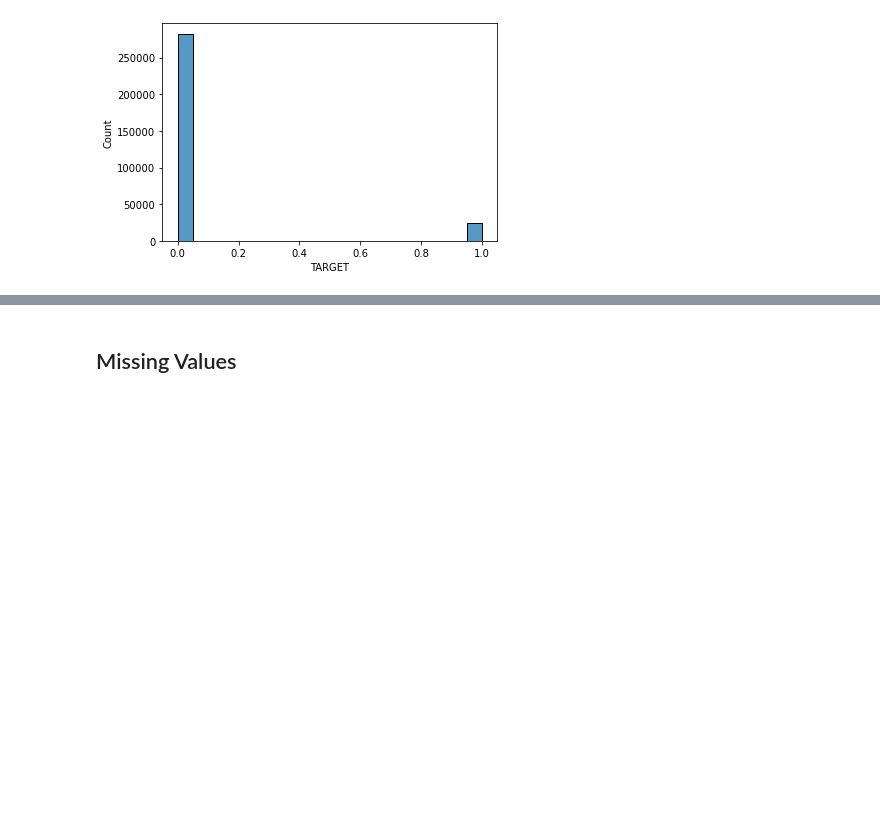
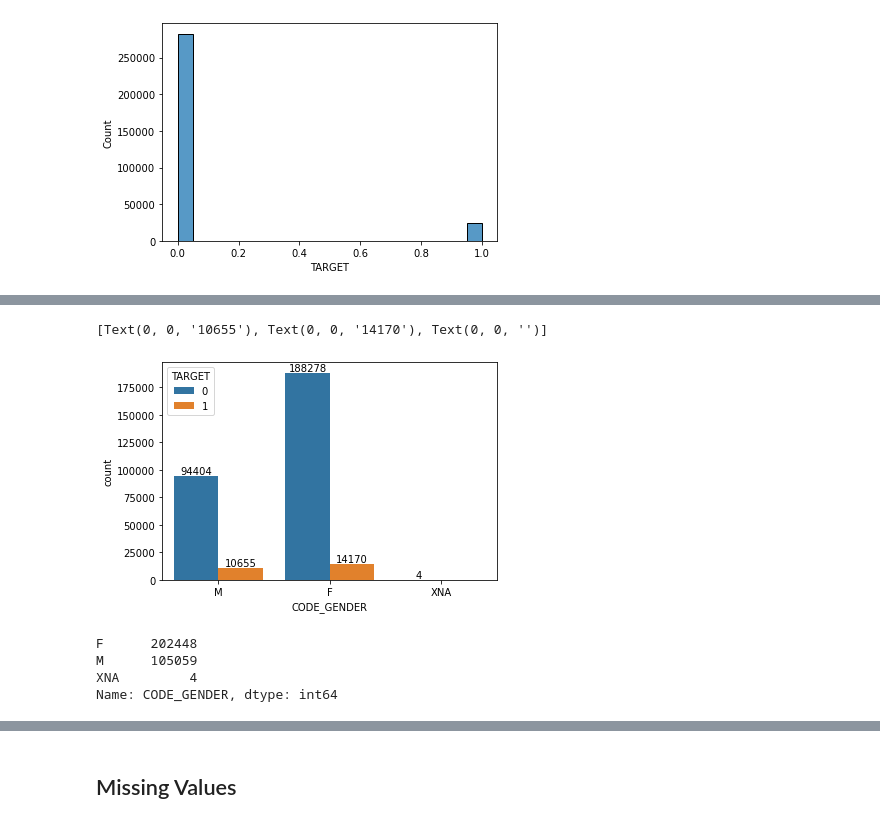
Before and after one commit to yangsaada/home-credit-prediction, a Jupyter notebook: final_project.ipynb, the cells around one changed output, grey strips where cells are left out. Saved outputs shown, nothing was run; the diff lists cells and outputs as text; code cells hidden in the pictures; blank space fills up the shorter version.

```diff
--- a/final_project.ipynb
+++ b/final_project.ipynb
@@ -56,0 +91,15 @@ The data is imbalanced, the target with 1 is much less than target 0. Meaning, m
+# %%
+ax = sns.countplot(data=df_train, x="CODE_GENDER", hue="TARGET")
+
+ax.bar_label(ax.containers[0])
+ax.bar_label(ax.containers[1])
+# %% [output]
+[Text(0, 0, '10655'), Text(0, 0, '14170'), Text(0, 0, '')]
+[figure, added]
+# %%
+df_train['CODE_GENDER'].value_counts()
+# %% [output]
+F      202448
+M      105059
+XNA         4
+Name: CODE_GENDER, dtype: int64
```
Also changed, not shown: parts of 48 cells of this notebook.
